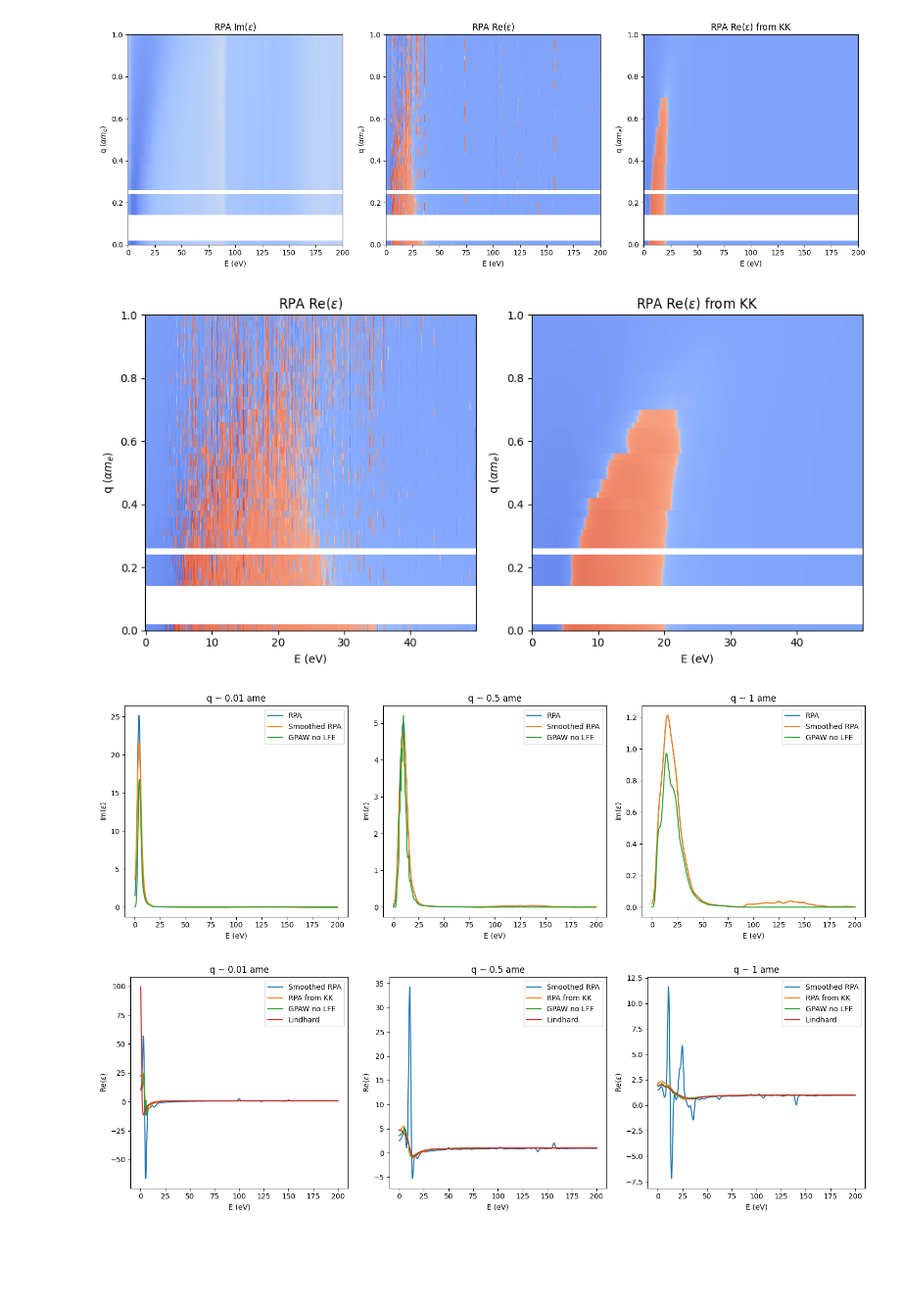
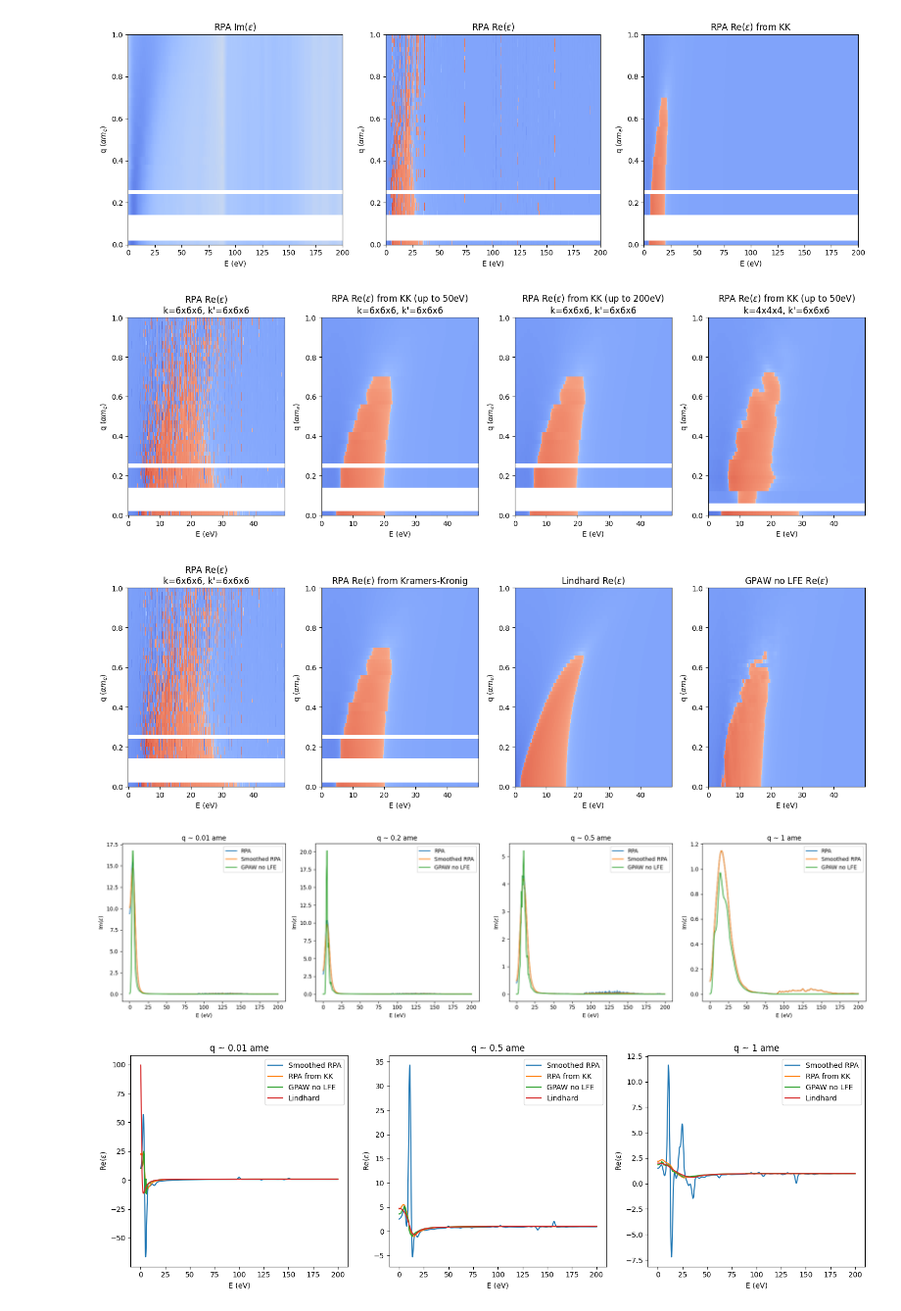
Before and after one commit to meganhott/QCDark2, a Jupyter notebook: plots.ipynb, the cells around one changed output. Shown: that part at 98% size. Saved outputs shown, nothing was run; the diff lists cells and outputs as text; code cells hidden in the pictures; blank space fills up the shorter version.

Commit message:
added plots

```diff
--- a/plots.ipynb
+++ b/plots.ipynb
@@ -176,28 +180,52 @@ for i in [0,1,2]:
 plt.tight_layout()
 # %% [output]
 [figure]
+# %%
+#Kramers-Kronig RPA
+eps_kk_re_50 = kk_2d(eps[:,:501], E[:501], 500, corr=True) #only using data up to 50eV in KK
+eps_kk_re_46 = kk_2d(eps_46, E[:501], 500, corr=True)
+
+fig, ax = plt.subplots(1, 4, figsize=(15,5))
+im0 = ax[0].pcolormesh(E[:int(50/parmt.dE)], q, np.real(eps[:,:int(50/parmt.dE)]), cmap=c, norm=matplotlib.colors.SymLogNorm(th, vmin=-re_max, vmax=re_max))
+im1 = ax[1].pcolormesh(E[:int(50/parmt.dE)], q, eps_kk_re_50, cmap=c, norm=matplotlib.colors.SymLogNorm(th, vmin=-re_max, vmax=re_max))
+im2 = ax[2].pcolormesh(E[:int(50/parmt.dE)], q, eps_kk_re[:,:int(50/parmt.dE)], cmap=c, norm=matplotlib.colors.SymLogNorm(th, vmin=-re_max, vmax=re_max))
+im3 = ax[3].pcolormesh(E[:int(50/parmt.dE)], q, eps_kk_re_46, cmap=c, norm=matplotlib.colors.SymLogNorm(th, vmin=-re_max, vmax=re_max))
+
+ax[0].set_title(r'RPA Re($\epsilon$)'+'\n'+"k=6x6x6, k'=6x6x6")
+ax[1].set_title(r'RPA Re($\epsilon$) from KK (up to 50eV)'+'\n'+"k=6x6x6, k'=6x6x6")
+ax[2].set_title(r'RPA Re($\epsilon$) from KK (up to 200eV)'+'\n'+"k=6x6x6, k'=6x6x6")
+ax[3].set_title(r'RPA Re($\epsilon$) from KK (up to 50eV)'+'\n'+"k=4x4x4, k'=6x6x6")
+for i in [0,1,2,3]:
+    ax[i].set_xlabel('E (eV)')
+    ax[i].set_ylabel(r'q ($\alpha m_e$)')
+plt.tight_layout()
+# %% [output]
+[figure, added]
 # %%
-#Kramers-Kronig RPA
-fig, ax = plt.subplots(1, 2, figsize=(10,5))
+#Comparing Re(RPA)
+fig, ax = plt.subplots(1, 4, figsize=(15,5))
 im0 = ax[0].pcolormesh(E[:int(50/parmt.dE)], q, np.real(eps[:,:int(50/parmt.dE)]), cmap=c, norm=matplotlib.colors.SymLogNorm(th, vmin=-re_max, vmax=re_max))
 im1 = ax[1].pcolormesh(E[:int(50/parmt.dE)], q, eps_kk_re[:,:int(50/parmt.dE)], cmap=c, norm=matplotlib.colors.SymLogNorm(th, vmin=-re_max, vmax=re_max))
-#Note modification to Re from KK in last plot - could we get something reasonable if constant multiplying chi is fixed?
+im2 = ax[2].pcolormesh(E[:int(50/parmt.dE)], q, np.real(eps_l[:,:int(50/parmt.dE)]), cmap=c, norm=matplotlib.colors.SymLogNorm(th, vmin=-re_max, vmax=re_max,))
+im3 = ax[3].pcolormesh(E[:int(50/parmt.dE)], q, darkelf_gpaw.eps1(E[:int(50/parmt.dE)], q*alpha*mElectron), cmap=c, norm=matplotlib.colors.SymLogNorm(th, vmin=-re_max, vmax=re_max))
 
-ax[0].set_title(r'RPA Re($\epsilon$)')
-ax[1].set_title(r'RPA Re($\epsilon$) from KK')
-for i in [0,1]:
+ax[0].set_title(r'RPA Re($\epsilon$)'+'\n'+"k=6x6x6, k'=6x6x6")
+ax[1].set_title(r'RPA Re($\epsilon$) from Kramers-Kronig')
+ax[2].set_title(r'Lindhard Re($\epsilon$)')
+ax[3].set_title(r'GPAW no LFE Re($\epsilon$)')
+for i in [0,1,2,3]:
     ax[i].set_xlabel('E (eV)')
     ax[i].set_ylabel(r'q ($\alpha m_e$)')
 plt.tight_layout()
 # %% [output]
-[figure, old version]
+[figure, new version]
 # %%
 #Im plots
 from scipy.ndimage import gaussian_filter1d
 
 #Nonlinear factor to make RPA match GPAW and Lindhard
 
-fig, ax = plt.subplots(1,3, figsize=(15,5))
+fig, ax = plt.subplots(1,4, figsize=(20,5))
 ax[0].plot(E, 4*np.pi*np.imag(eps[0,:]), label='RPA')
 ax[0].plot(E, 4*np.pi*gaussian_filter1d(np.imag(eps[0,:]),10), label='Smoothed RPA')
 ax[0].plot(E, gaussian_filter1d(darkelf_gpaw.eps2(E, 0.01*alpha*mElectron),10), label='GPAW no LFE')
@@ -205,27 +233,34 @@ ax[0].plot(E, gaussian_filter1d(darkelf_gpaw.eps2(E, 0.01*alpha*mElectron),10),
 ax[0].set_title('q ~ 0.01 ame')
 ax[0].legend()
 
-ax[1].plot(E, 4*np.pi*np.imag(eps[25,:]), label='RPA')
-ax[1].plot(E, 4*np.pi*gaussian_filter1d(np.imag(eps[25,:]),10), label='Smoothed RPA')
-ax[1].plot(E, darkelf_gpaw.eps2(E, 0.5*alpha*mElectron), label='GPAW no LFE')
+ax[1].plot(E, 4*np.pi*np.imag(eps[10,:]), label='RPA')
+ax[1].plot(E, 4*np.pi*gaussian_filter1d(np.imag(eps[10,:]),10), label='Smoothed RPA')
+ax[1].plot(E, darkelf_gpaw.eps2(E, 0.2*alpha*mElectron), label='GPAW no LFE')
 #ax[1].plot(E, np.imag(eps_l[25,:]), label='Lindhard')
-ax[1].set_title('q ~ 0.5 ame')
+ax[1].set_title('q ~ 0.2 ame')
 ax[1].legend()
 
-ax[2].plot(E, 4*np.pi*gaussian_filter1d(np.imag(eps[-1,:]),10), label='RPA')
-ax[2].plot(E, 4*np.pi*gaussian_filter1d(np.imag(eps[-1,:]),10), label='Smoothed RPA')
-ax[2].plot(E, gaussian_filter1d(darkelf_gpaw.eps2(E, 1*alpha*mElectron),10), label='GPAW no LFE')
-#ax[2].plot(E, np.imag(eps_l[-1,:]), label='Lindhard')
-ax[2].set_title('q ~ 1 ame')
+ax[2].plot(E, 4*np.pi*np.imag(eps[25,:]), label='RPA')
+ax[2].plot(E, 4*np.pi*gaussian_filter1d(np.imag(eps[25,:]),10), label='Smoothed RPA')
+ax[2].plot(E, darkelf_gpaw.eps2(E, 0.5*alpha*mElectron), label='GPAW no LFE')
+#ax[1].plot(E, np.imag(eps_l[25,:]), label='Lindhard')
+ax[2].set_title('q ~ 0.5 ame')
 ax[2].legend()
 
-for i in [0,1,2]:
+ax[3].plot(E, 4*np.pi*gaussian_filter1d(np.imag(eps[-1,:]),10), label='RPA')
+ax[3].plot(E, 4*np.pi*gaussian_filter1d(np.imag(eps[-1,:]),10), label='Smoothed RPA')
+ax[3].plot(E, gaussian_filter1d(darkelf_gpaw.eps2(E, 1*alpha*mElectron),10), label='GPAW no LFE')
+#ax[2].plot(E, np.imag(eps_l[-1,:]), label='Lindhard')
+ax[3].set_title('q ~ 1 ame')
+ax[3].legend()
+
+for i in [0,1,2,3]:
     ax[i].set_xlabel('E (eV)')
     ax[i].set_ylabel(r'Im($\epsilon)$')
 plt.tight_layout()
 plt.show()
 # %% [output]
-[figure, old version]
+[figure, new version]
 # %%
 #Re plots
 
```
Also changed, not shown: parts of 2 cells of this notebook.
